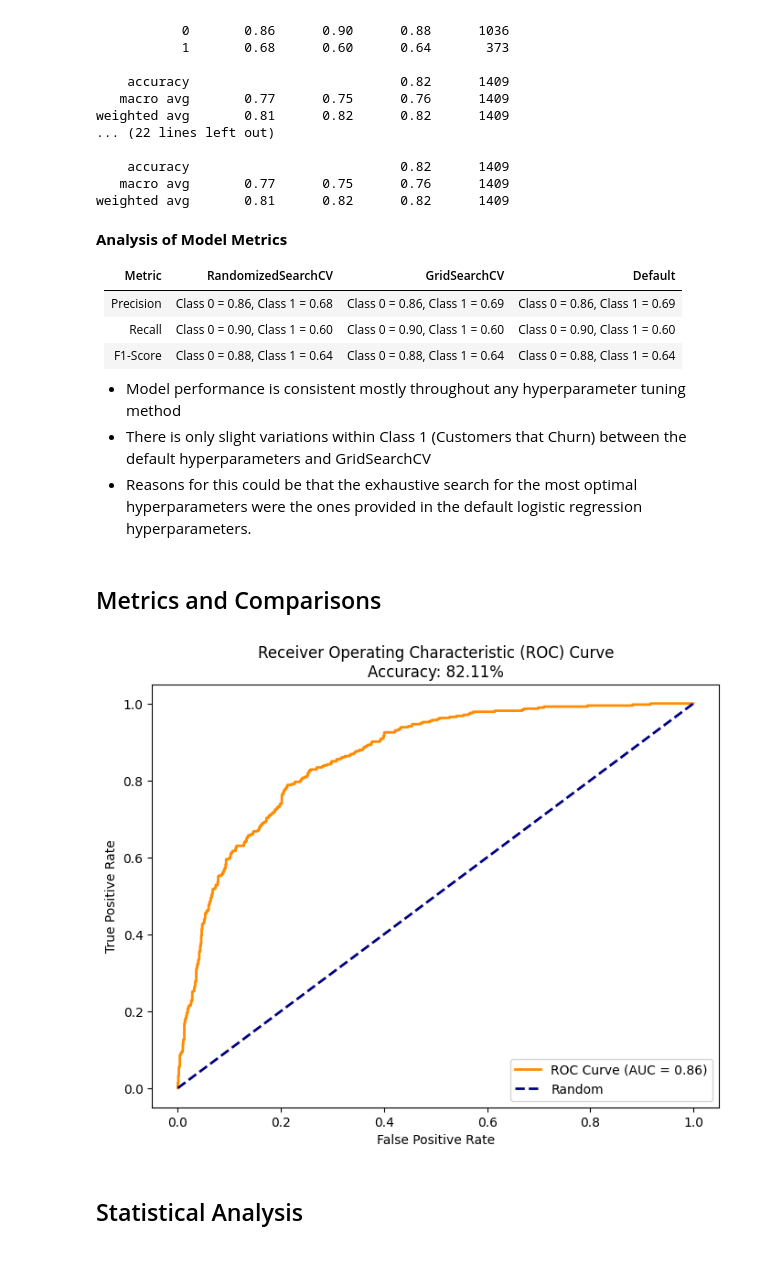
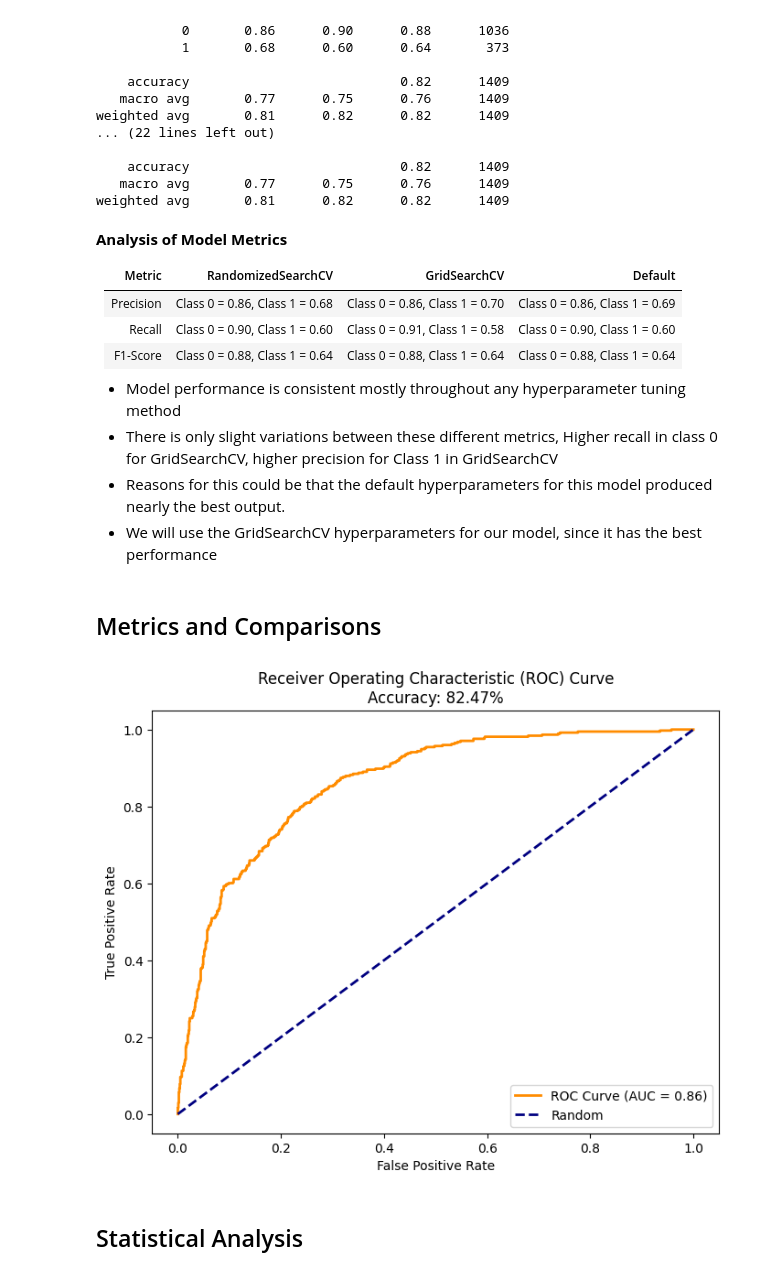
Before and after one commit to fmah922-code/Churn-Analysis, a Jupyter notebook: scripts/LogisticRegression.ipynb, the cells around one changed output. Drawn from its saved outputs; the diff is of its cells as text; code cells hidden in the pictures.

```diff
--- a/scripts/LogisticRegression.ipynb
+++ b/scripts/LogisticRegression.ipynb
@@ -170,7 +171,7 @@ grid_model = LogisticRegression(C=best_clf.best_params_['C'], max_iter=best_clf.
     penalty=best_clf.best_params_['penalty'], solver=best_clf.best_params_['solver'])
 
 grid_model.fit(CD_X_train, CD_y_train)
-grid_churn_pred = model.predict(CD_X_test)
+grid_churn_pred = grid_model.predict(CD_X_test)
 
 
 #######################################################################################################################
@@ -219,37 +220,37 @@ weighted avg       0.81      0.82      0.82      1409
 
 | Metric     | RandomizedSearchCV    | GridSearchCV     | Default     |
 |--------------|--------------|--------------|--------------|
-| Precision     | Class 0 = 0.86, Class 1 = 0.68 | Class 0 = 0.86, Class 1 = 0.69 | Class 0 = 0.86, Class 1 = 0.69 |
-| Recall   | Class 0 = 0.90, Class 1 = 0.60 | Class 0 = 0.90, Class 1 = 0.60 | Class 0 = 0.90, Class 1 = 0.60 |
+| Precision     | Class 0 = 0.86, Class 1 = 0.68 | Class 0 = 0.86, Class 1 = 0.70 | Class 0 = 0.86, Class 1 = 0.69 |
+| Recall   | Class 0 = 0.90, Class 1 = 0.60 | Class 0 = 0.91, Class 1 = 0.58 | Class 0 = 0.90, Class 1 = 0.60 |
 | F1-Score | Class 0 = 0.88, Class 1 = 0.64 | Class 0 = 0.88, Class 1 = 0.64 | Class 0 = 0.88, Class 1 = 0.64 |
 
 - Model performance is consistent mostly throughout any hyperparameter tuning method
-- There is only slight variations within Class 1 (Customers that Churn) between the default hyperparameters and GridSearchCV
-- Reasons for this could be that the exhaustive search for the most optimal hyperparameters were the ones provided in the default logistic regression hyperparameters.
+- There is only slight variations between these different metrics, Higher recall in class 0 for GridSearchCV, higher precision for Class 1 in GridSearchCV
+- Reasons for this could be that the default hyperparameters for this model produced nearly the best output.
+- We will use the GridSearchCV hyperparameters for our model, since it has the best performance
 # %% [markdown]
 ## Metrics and Comparisons
 # %%
 #AUC-ROC curve plots True Positive Rate against False Positive Rate at different thresholds showing how well a model can distinguish between customers that stay vs leave.
 #TPR = p(True Positives are found)
 #FPR = p(False Positives are found)
-ChurnModel = LogisticRegression().fit(CD_X_train, CD_y_train)
+ChurnModel = grid_model.fit(CD_X_train, CD_y_train)
 
 y_prob = ChurnModel.predict_proba(CD_X_test)[:, 1]
 fpr, tpr, thresholds = roc_curve(CD_y_test, y_prob)
 roc_auc = auc(fpr, tpr)
 
 plt.figure(figsize=(8, 6))
 plt.plot(fpr, tpr, color='darkorange', lw=2,
          label=f'ROC Curve (AUC = {roc_auc:.2f})')
 plt.plot([0, 1], [0, 1], color='navy', lw=2, linestyle='--', label='Random')
 plt.xlabel('False Positive Rate')
 plt.ylabel('True Positive Rate')
-plt.title('Receiver Operating Characteristic (ROC) Curve\nAccuracy: {:.2f}%'.format(
-    accuracy * 100))
+plt.title('Receiver Operating Characteristic (ROC) Curve\nAccuracy: {:.2f}%'.format(accuracy_score(CD_y_test, grid_churn_pred) * 100))
 plt.legend(loc="lower right")
 plt.show()
 # %% [output]
-[figure, old version]
+[figure, new version]
 # %% [markdown]
 ## Statistical Analysis
 # %%
```
Also changed, not shown: parts of 2 cells of this notebook, 2 other files.
